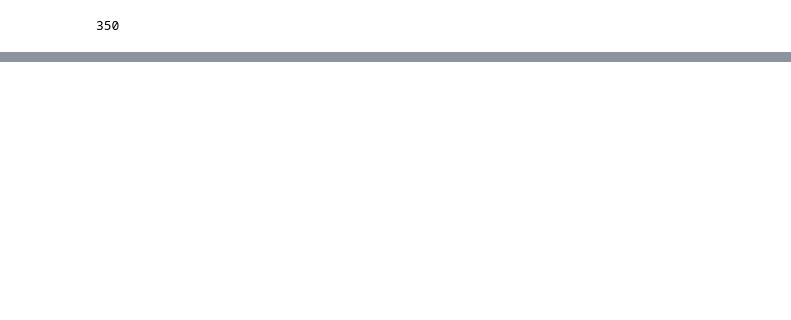
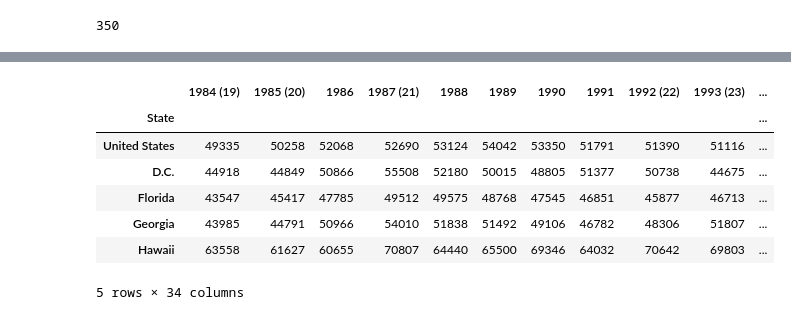
Before and after one commit to elenadreisbach/COGS-108-Project, a Jupyter notebook: Data/00_Exploration.ipynb, the cells around one changed output, grey strips where cells are left out. Cells and saved outputs as stored; diff of their text form; code cells hidden in the pictures; blank space fills up the shorter version.

```diff
--- a/Data/00_Exploration.ipynb
+++ b/Data/00_Exploration.ipynb
@@ -51,0 +224,2 @@ df_vets.head()
+# %%
+df_mhi = pd.read_json('Clean_Data/median_household_income_normalized.json').set_index('State')
@@ -51,0 +236,11 @@ df_vets.head()
+# %%
+df_mhi.head()
+# %% [output]
+|  | 1984 (19) | 1985 (20) | 1986 | 1987 (21) | 1988 | 1989 | 1990 | 1991 | 1992 (22) | 1993 (23) | ... |
+| State |  |  |  |  |  |  |  |  |  |  | ... |
+| United States | 49335 | 50258 | 52068 | 52690 | 53124 | 54042 | 53350 | 51791 | 51390 | 51116 | ... |
+| D.C. | 44918 | 44849 | 50866 | 55508 | 52180 | 50015 | 48805 | 51377 | 50738 | 44675 | ... |
+| Florida | 43547 | 45417 | 47785 | 49512 | 49575 | 48768 | 47545 | 46851 | 45877 | 46713 | ... |
+| Georgia | 43985 | 44791 | 50966 | 54010 | 51838 | 51492 | 49106 | 46782 | 48306 | 51807 | ... |
+| Hawaii | 63558 | 61627 | 60655 | 70807 | 64440 | 65500 | 69346 | 64032 | 70642 | 69803 | ... |
+5 rows × 34 columns
```
Also changed, not shown: parts of 29 cells of this notebook.
